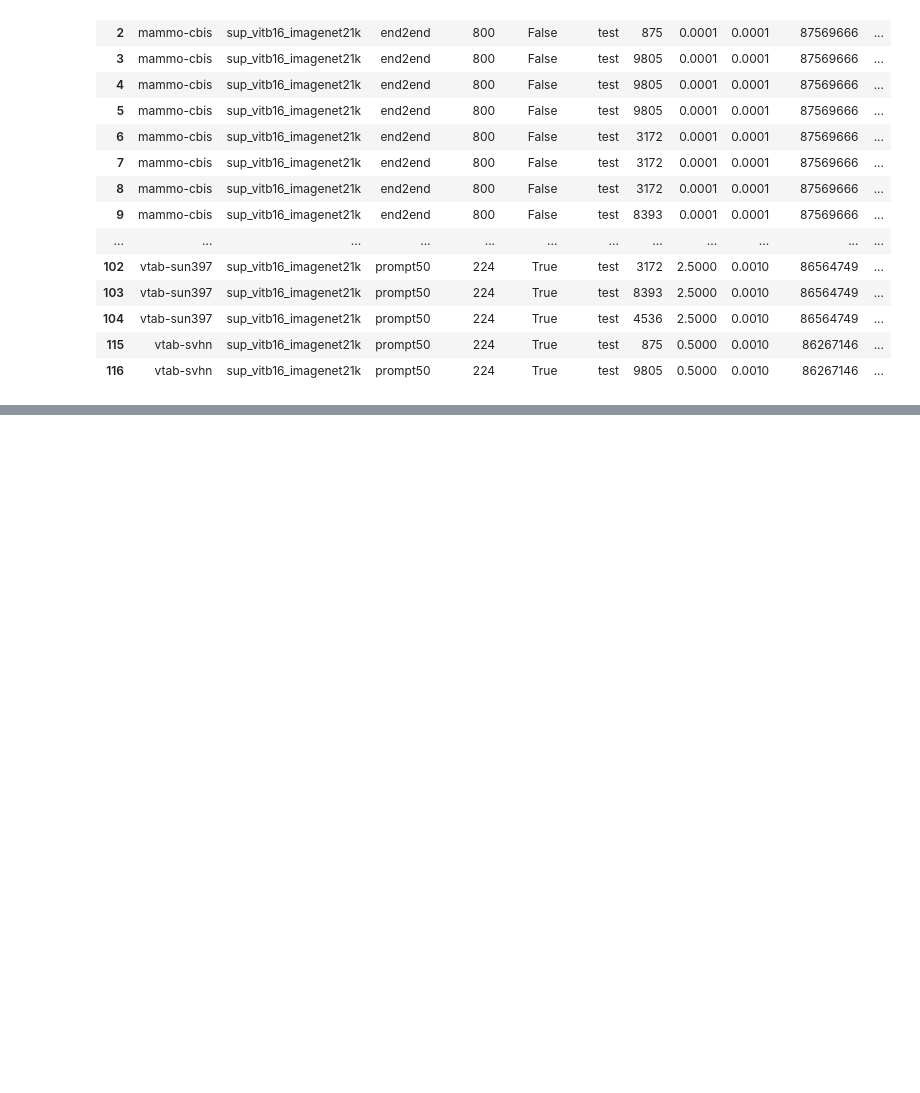
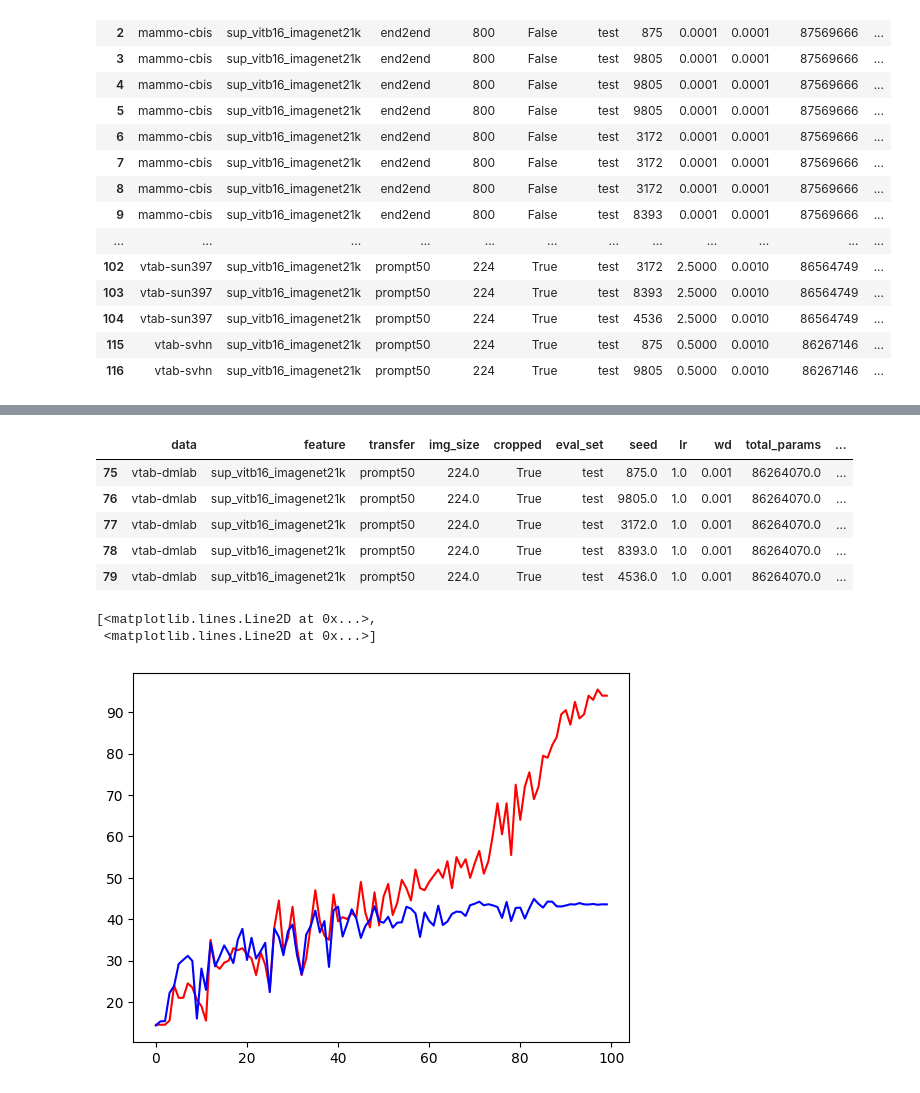
Before and after one commit to DrumsnChocolate/final-project, a Jupyter notebook: implementation/visual_prompt_tuning/results.ipynb, the cells around one changed output, grey strips where cells are left out. Cells and saved outputs as stored; diff of their text form; code cells hidden in the pictures; blank space fills up the shorter version.

```diff
--- a/implementation/visual_prompt_tuning/results.ipynb
+++ b/implementation/visual_prompt_tuning/results.ipynb
@@ -126,0 +177,25 @@ display(df_agg['b-test_top1'])
+# %%
+
+filters = {'data': 'vtab-dmlab', 'transfer': 'prompt50', 'patience': 300}
+filtered_df = df
+for filter in filters.items():
+    key, value = filter
+    filtered_df = filtered_df.where(filtered_df[key] == value).dropna()
+display(filtered_df)
+# take the first row of the filtered df, and show its training curve
+row = filtered_df.iloc[0]
+training_data = row['training_data']
+val_data = training_data[1]['val_top1']
+test_data = training_data[1]['test_top1']
+x_range = range(len(val_data))
+plt.plot(x_range, val_data, 'r', x_range, test_data, 'b')
+# %% [output]
+|  | data | feature | transfer | img_size | cropped | eval_set | seed | lr | wd | total_params | ... |
+| 75 | vtab-dmlab | sup_vitb16_imagenet21k | prompt50 | 224.0 | True | test | 875.0 | 1.0 | 0.001 | 86264070.0 | ... |
+| 76 | vtab-dmlab | sup_vitb16_imagenet21k | prompt50 | 224.0 | True | test | 9805.0 | 1.0 | 0.001 | 86264070.0 | ... |
+| 77 | vtab-dmlab | sup_vitb16_imagenet21k | prompt50 | 224.0 | True | test | 3172.0 | 1.0 | 0.001 | 86264070.0 | ... |
+| 78 | vtab-dmlab | sup_vitb16_imagenet21k | prompt50 | 224.0 | True | test | 8393.0 | 1.0 | 0.001 | 86264070.0 | ... |
+| 79 | vtab-dmlab | sup_vitb16_imagenet21k | prompt50 | 224.0 | True | test | 4536.0 | 1.0 | 0.001 | 86264070.0 | ... |
+[<matplotlib.lines.Line2D at 0x...>,
+ <matplotlib.lines.Line2D at 0x...>]
+[figure, added]
```
Also changed, not shown: parts of 6 cells of this notebook, 1 other file.
